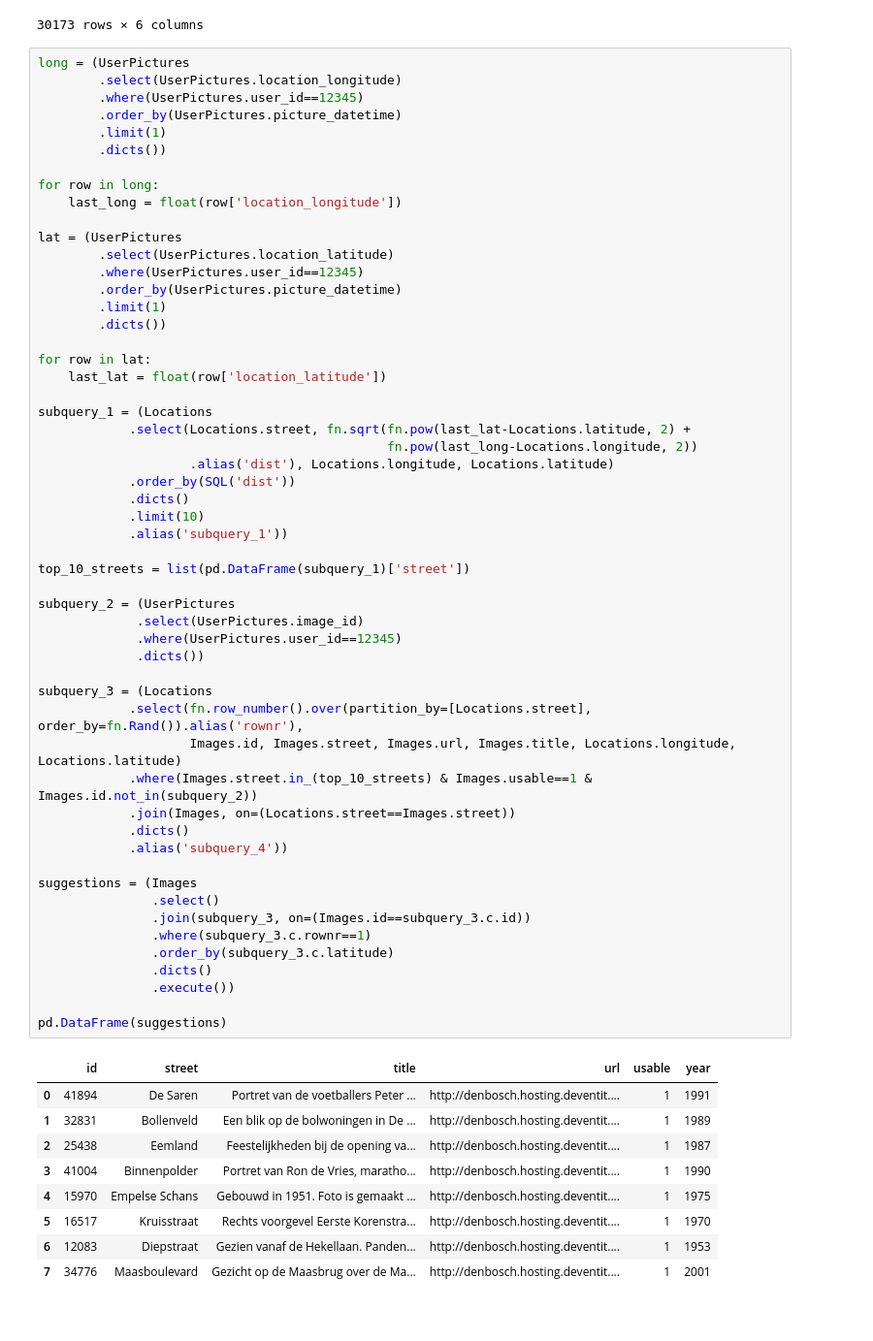
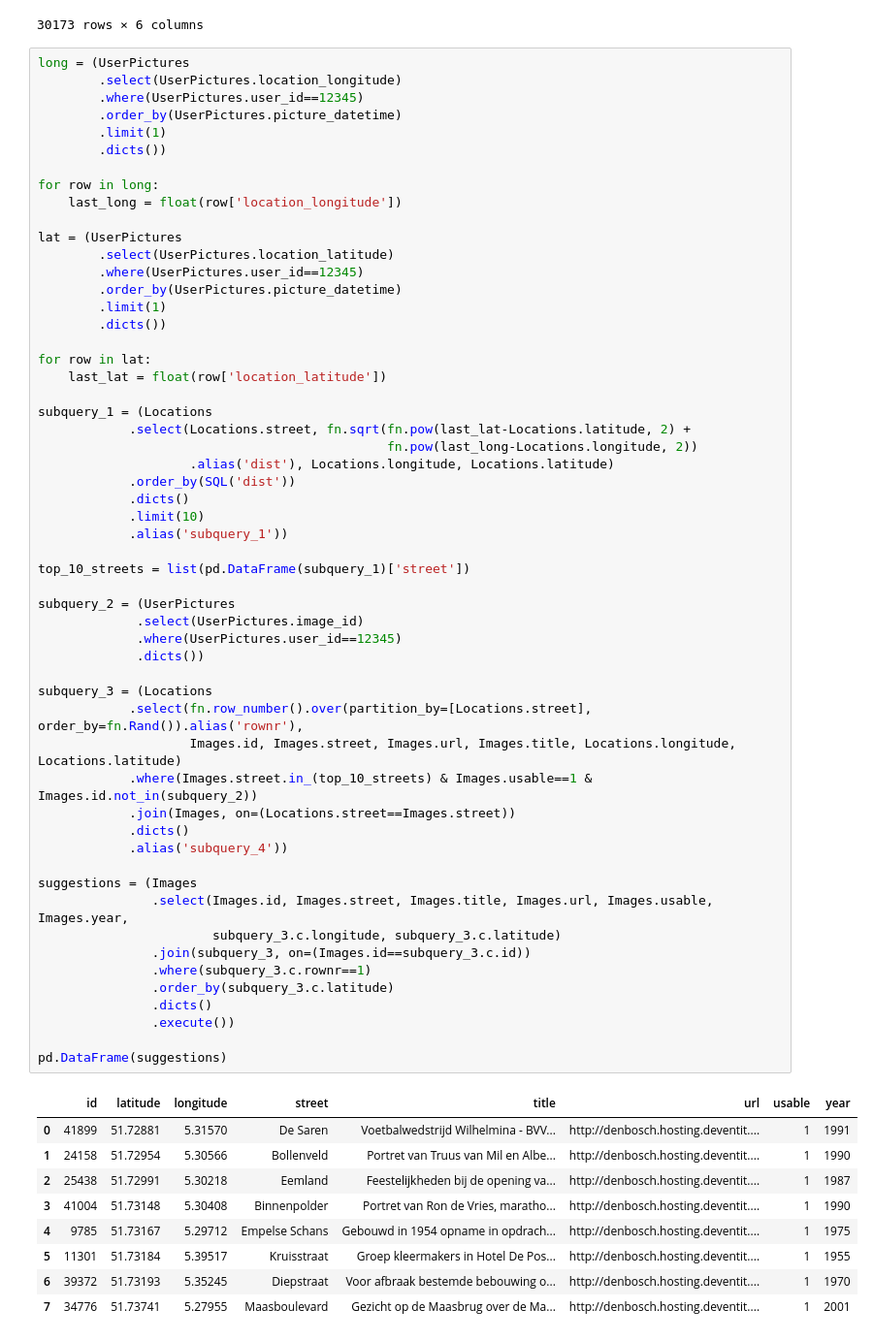
Before and after one commit to Wolfpack-Inc/scavenger, a Jupyter notebook: notebooks/suggestions-locations-new-user.ipynb, the cells around one changed output. Shown at 97% size. Saved outputs shown, nothing was run; the diff lists cells and outputs as text.

```diff
--- a/notebooks/suggestions-locations-new-user.ipynb
+++ b/notebooks/suggestions-locations-new-user.ipynb
@@ -105,40 +105,41 @@ subquery_1 = (Locations
                     .alias('dist'), Locations.longitude, Locations.latitude)
             .order_by(SQL('dist'))
             .dicts()
             .limit(10)
             .alias('subquery_1'))
 
 top_10_streets = list(pd.DataFrame(subquery_1)['street'])
 
 subquery_2 = (UserPictures
              .select(UserPictures.image_id)
              .where(UserPictures.user_id==12345)
              .dicts())
 
 subquery_3 = (Locations
             .select(fn.row_number().over(partition_by=[Locations.street], order_by=fn.Rand()).alias('rownr'),
                     Images.id, Images.street, Images.url, Images.title, Locations.longitude, Locations.latitude)
             .where(Images.street.in_(top_10_streets) & Images.usable==1 & Images.id.not_in(subquery_2))
             .join(Images, on=(Locations.street==Images.street))
             .dicts()
             .alias('subquery_4'))
 
 suggestions = (Images
-               .select()
+               .select(Images.id, Images.street, Images.title, Images.url, Images.usable, Images.year,
+                       subquery_3.c.longitude, subquery_3.c.latitude)
                .join(subquery_3, on=(Images.id==subquery_3.c.id))
                .where(subquery_3.c.rownr==1)
                .order_by(subquery_3.c.latitude)
                .dicts()
                .execute())
 
 pd.DataFrame(suggestions)
 # %% [output]
-|  | id | street | title | url | usable | year |
-| 0 | 41894 | De Saren | Portret van de voetballers Peter ... | http://denbosch.hosting.deventit.... | 1 | 1991 |
-| 1 | 32831 | Bollenveld | Een blik op de bolwoningen in De ... | http://denbosch.hosting.deventit.... | 1 | 1989 |
-| 2 | 25438 | Eemland | Feestelijkheden bij de opening va... | http://denbosch.hosting.deventit.... | 1 | 1987 |
-| 3 | 41004 | Binnenpolder | Portret van Ron de Vries, maratho... | http://denbosch.hosting.deventit.... | 1 | 1990 |
-| 4 | 15970 | Empelse Schans | Gebouwd in 1951. Foto is gemaakt ... | http://denbosch.hosting.deventit.... | 1 | 1975 |
-| 5 | 16517 | Kruisstraat | Rechts voorgevel Eerste Korenstra... | http://denbosch.hosting.deventit.... | 1 | 1970 |
-| 6 | 12083 | Diepstraat | Gezien vanaf de Hekellaan. Panden... | http://denbosch.hosting.deventit.... | 1 | 1953 |
-| 7 | 34776 | Maasboulevard | Gezicht op de Maasbrug over de Ma... | http://denbosch.hosting.deventit.... | 1 | 2001 |
+|  | id | latitude | longitude | street | title | url | usable | year |
+| 0 | 41899 | 51.72881 | 5.31570 | De Saren | Voetbalwedstrijd Wilhelmina - BVV... | http://denbosch.hosting.deventit.... | 1 | 1991 |
+| 1 | 24158 | 51.72954 | 5.30566 | Bollenveld | Portret van Truus van Mil en Albe... | http://denbosch.hosting.deventit.... | 1 | 1990 |
+| 2 | 25438 | 51.72991 | 5.30218 | Eemland | Feestelijkheden bij de opening va... | http://denbosch.hosting.deventit.... | 1 | 1987 |
+| 3 | 41004 | 51.73148 | 5.30408 | Binnenpolder | Portret van Ron de Vries, maratho... | http://denbosch.hosting.deventit.... | 1 | 1990 |
+| 4 | 9785 | 51.73167 | 5.29712 | Empelse Schans | Gebouwd in 1954 opname in opdrach... | http://denbosch.hosting.deventit.... | 1 | 1975 |
+| 5 | 11301 | 51.73184 | 5.39517 | Kruisstraat | Groep kleermakers in Hotel De Pos... | http://denbosch.hosting.deventit.... | 1 | 1955 |
+| 6 | 39372 | 51.73193 | 5.35245 | Diepstraat | Voor afbraak bestemde bebouwing o... | http://denbosch.hosting.deventit.... | 1 | 1970 |
+| 7 | 34776 | 51.73741 | 5.27955 | Maasboulevard | Gezicht op de Maasbrug over de Ma... | http://denbosch.hosting.deventit.... | 1 | 2001 |
```
Also changed, not shown: 2 other files.
